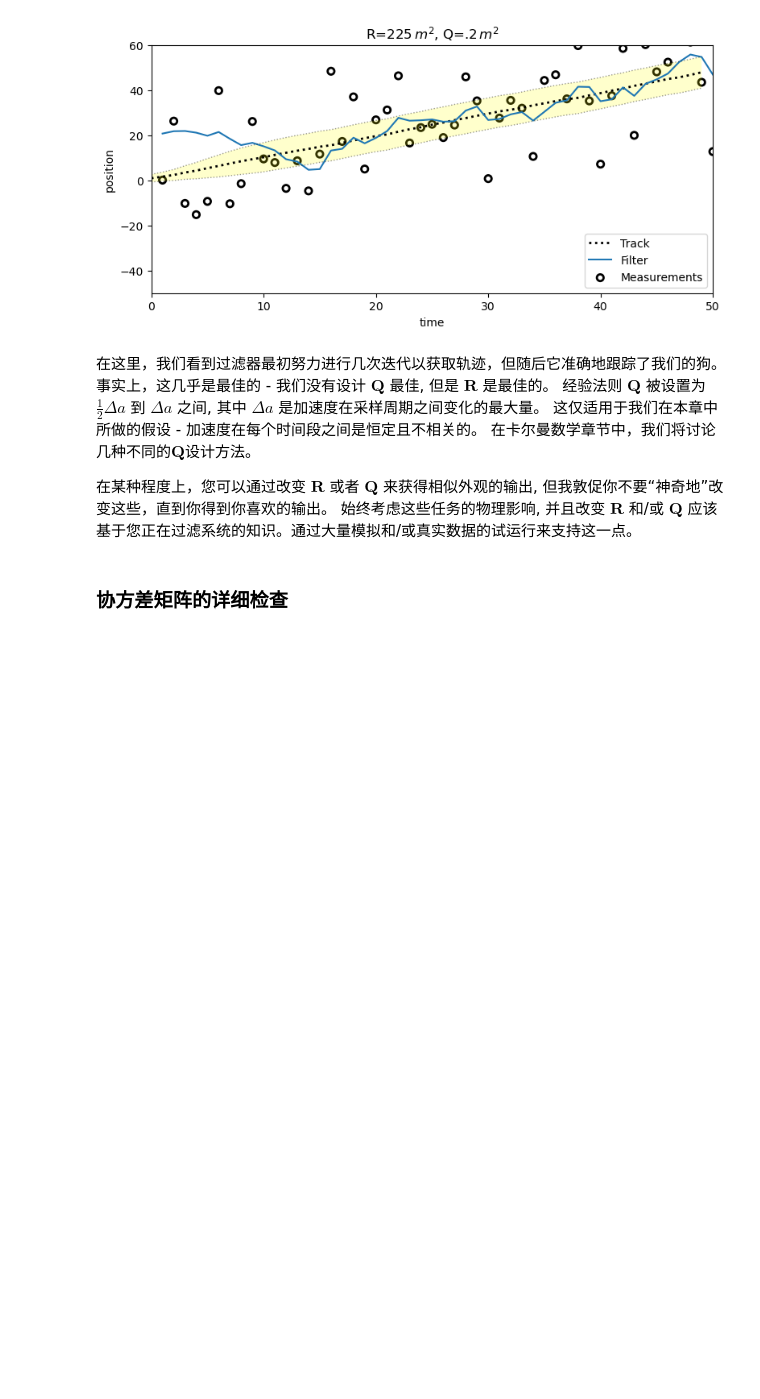
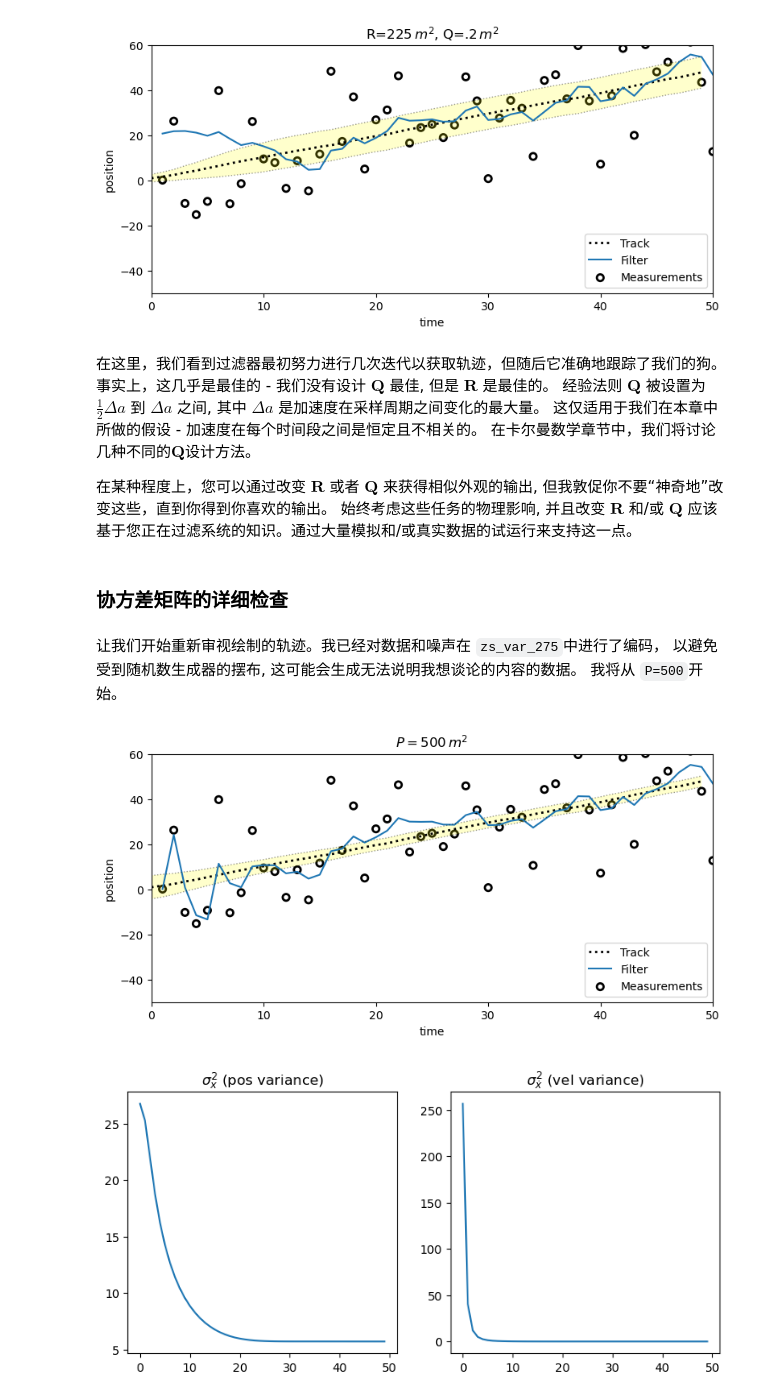
Before and after one commit to SunJianboGitHub/KalmanFilter, a Jupyter notebook: 06-多元卡尔曼滤波器.ipynb, the cells around one changed output. Saved outputs shown, nothing was run; the diff lists cells and outputs as text; code cells hidden in the pictures; blank space fills up the shorter version.

```diff
--- a/06-多元卡尔曼滤波器.ipynb
+++ b/06-多元卡尔曼滤波器.ipynb
@@ -1445,3 +1445,15 @@ run(track=trk, zs=zs, R=225, Q=.2, P=P, plot_P=False,
 在某种程度上，您可以通过改变 ${\mathbf R}$ 或者 ${\mathbf Q}$ 来获得相似外观的输出, 但我敦促你不要“神奇地”改变这些，直到你得到你喜欢的输出。 始终考虑这些任务的物理影响, 并且改变 ${\mathbf R}$ 和/或 ${\mathbf Q}$ 应该基于您正在过滤系统的知识。通过大量模拟和/或真实数据的试运行来支持这一点。
 # %% [markdown]
 ### **协方差矩阵的详细检查**
+# %% [markdown]
+让我们开始重新审视绘制的轨迹。我已经对数据和噪声在 `zs_var_275`中进行了编码， 以避免受到随机数生成器的摆布, 这可能会生成无法说明我想谈论的内容的数据。 我将从 `P=500`开始。
+# %%
+import lean.kf_book.mkf_internal as mkf_internal
+
+var = 27.5
+data = mkf_internal.zs_var_275()
+run(track=trk, zs=zs, R=var, Q=.02, P=500., plot_P=True,
+    title='$P=500\, m^2$');
+# %% [output]
+[figure, added]
+[figure, added]
```
Also changed, not shown: parts of 13 cells of this notebook.
